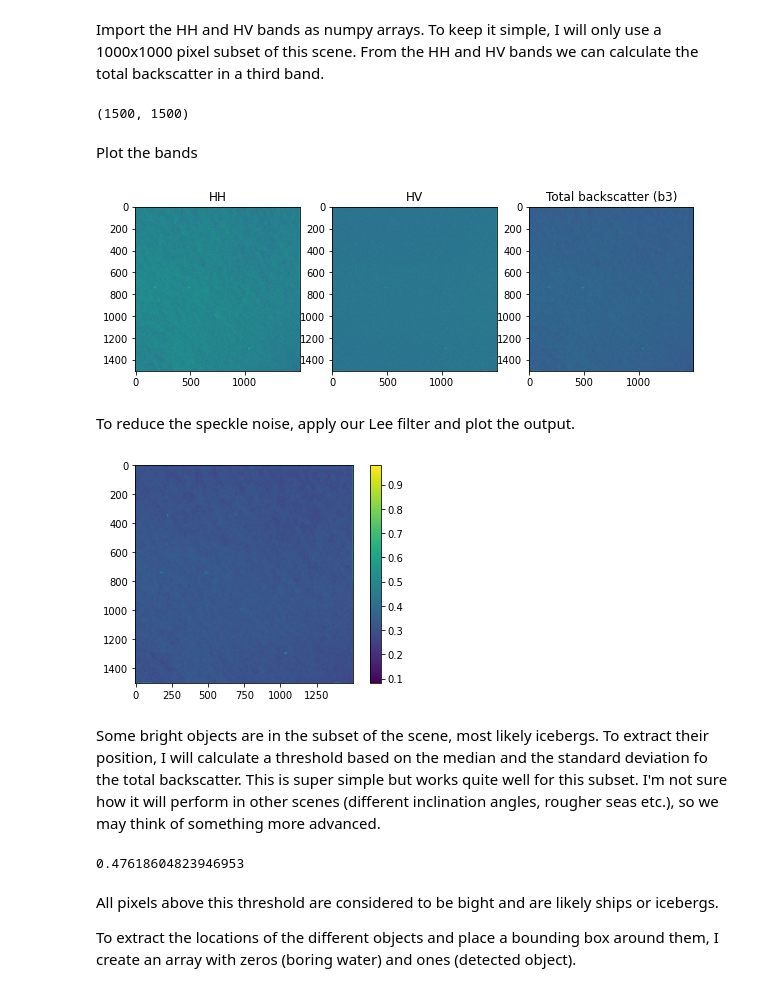
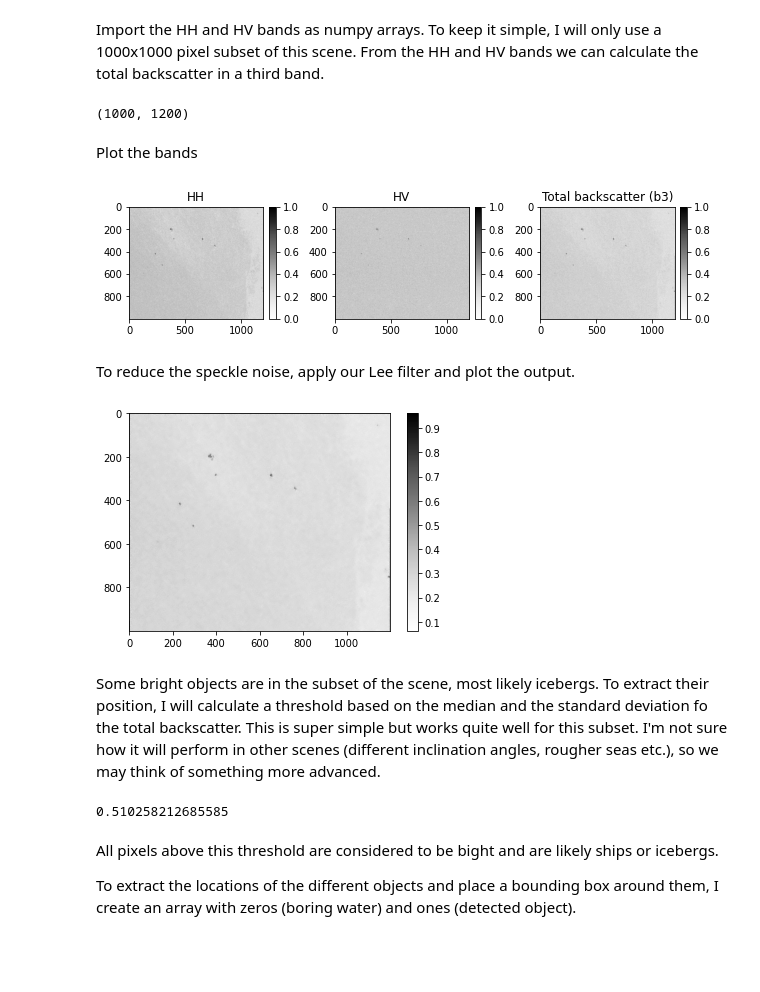
Before and after one commit to eikeschuett/IcebergShipDetection, a Jupyter notebook: Object_Detection.ipynb, the cells around one changed output. Drawn from its saved outputs; the diff is of its cells as text; code cells hidden in the pictures; blank space fills up the shorter version.

```diff
--- a/Object_Detection.ipynb
+++ b/Object_Detection.ipynb
@@ -53,7 +56,7 @@ Create temporary working directory and unzip the satellite data to this director
 # %%
 # Path to .zip file in my mounted drive
 path = "/content/drive/MyDrive/Iceberg_Ship_Classification/Testscenes/"
-file = "S1B_IW_GRDH_1SDH_20210114T100803_20210114T100828_025149_02FE89_234D_output.zip"
+file = "S1B_IW_GRDH_1SDH_20200730T100802_20200730T100827_022699_02B151_F93E_output.zip"
 #file = scene + "_output.zip"
 
 # Create temporary working diretory in colab
@@ -67,7 +70,7 @@ with zipfile.ZipFile(path+file, 'r') as zip_ref:
 # %% [markdown]
 Import the HH and HV bands as numpy arrays. To keep it simple, I will only use a 1000x1000 pixel subset of this scene. From the HH and HV bands we can calculate the total backscatter in a third band.
 # %%
-# The preprocessed data is already 1000 x 1000, because I had to process it on my laptop...
+# The preprocessed data is already 1000 x 1000, so no need to import only a subset
 #x_start = 0 # 2000
 #x_end = 1000 # 3000
 #y_start = 0 # 6000
@@ -75,6 +78,7 @@ Import the HH and HV bands as numpy arrays. To keep it simple, I will only use a
 
 hh = np.array(Image.open(file[:-11] + '_cal_ter_db_UTM_msk_Sigma0_HH_db.tif'))#[x_start:x_end, y_start:y_end]
 hv = np.array(Image.open(file[:-11] + '_cal_ter_db_UTM_msk_Sigma0_HV_db.tif'))#[x_start:x_end, y_start:y_end]
+inc_angle = np.array(Image.open(file[:-11] + '_cal_ter_db_UTM_msk_IncidenceAngle.tif'))#[x_start:x_end, y_start:y_end]
 
 b3 = hh + hv
 
@@ -88,22 +92,34 @@ lat = np.array(Image.open(file[:-11] + '_cal_ter_db_UTM_msk_lat.tif'))#[x_start:
 lon = np.array(Image.open(file[:-11] + '_cal_ter_db_UTM_msk_lon.tif'))#[x_start:x_end, y_start:y_end]
 print(hh.shape)
 # %% [output]
-(1500, 1500)
+(1000, 1200)
 # %% [markdown]
 Plot the bands
 # %%
-fig, (ax1, ax2, ax3) = plt.subplots(1,3, figsize=(10,10))
-hh_p = ax1.imshow(hh)
+fig, (ax1, ax2, ax3) = plt.subplots(1,3, figsize=(10,3))
+hh_p = ax1.imshow(hh, cmap="Greys")
+divider = make_axes_locatable(ax1)
+cax = divider.append_axes("right", size="5%", pad=0.08)
+fig.colorbar(hh_p, ax=ax1, cax=cax)
 ax1.set_title("HH")
-hv_p = ax2.imshow(hv)
+
+hv_p = ax2.imshow(hv, cmap="Greys")
+divider = make_axes_locatable(ax2)
+cax = divider.append_axes("right", size="5%", pad=0.08)
+fig.colorbar(hv_p, ax=ax2, cax=cax)
 ax2.set_title("HV")
-b3_p = ax3.imshow(b3)
+
+b3_p = ax3.imshow(b3, cmap="Greys")
 ax3.set_title("Total backscatter (b3)")
-#fig.colorbar(hh_p, ax=ax1)
-#fig.colorbar(hv_p, ax=ax2)
+divider = make_axes_locatable(ax3)
+cax = divider.append_axes("right", size="5%", pad=0.08)
+fig.colorbar(b3_p, ax=ax1, cax=cax)
+
+fig.subplots_adjust(wspace=0.4)
+
 plt.show()
 # %% [output]
-[figure, old version]
+[figure, new version]
 # %% [markdown]
 To reduce the speckle noise, apply our Lee filter and plot the output.
 # %%
@@ -111,18 +127,18 @@ hh = lee_filter(hh, 20)
 hv = lee_filter(hv, 20)
 b3 = lee_filter(b3, 20)
 
-plt.imshow(b3)
+plt.imshow(b3, cmap="Greys")
 plt.colorbar()
 plt.show()
 # %% [output]
-[figure, old version]
+[figure, new version]
 # %% [markdown]
 Some bright objects are in the subset of the scene, most likely icebergs. To extract their position, I will calculate a threshold based on the median and the standard deviation fo the total backscatter. This is super simple but works quite well for this subset. I'm not sure how it will perform in other scenes (different inclination angles, rougher seas etc.), so we may think of something more advanced.
 # %%
 thresh = np.nanmedian(b3) + 5*np.std(b3)
 print(thresh)
 # %% [output]
-0.47618604823946953
+0.510258212685585
 # %% [markdown]
 
 
```
Also changed, not shown: parts of 8 cells of this notebook.
